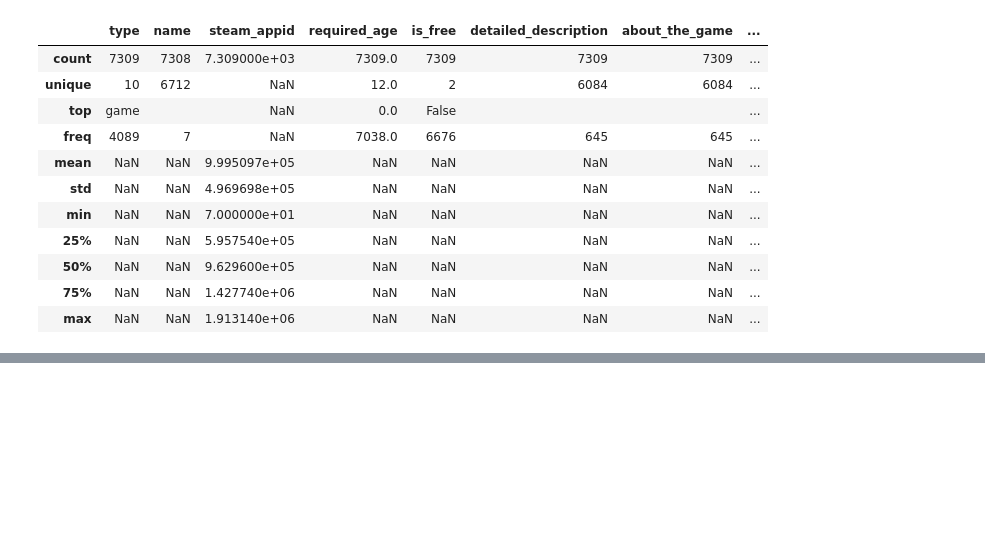
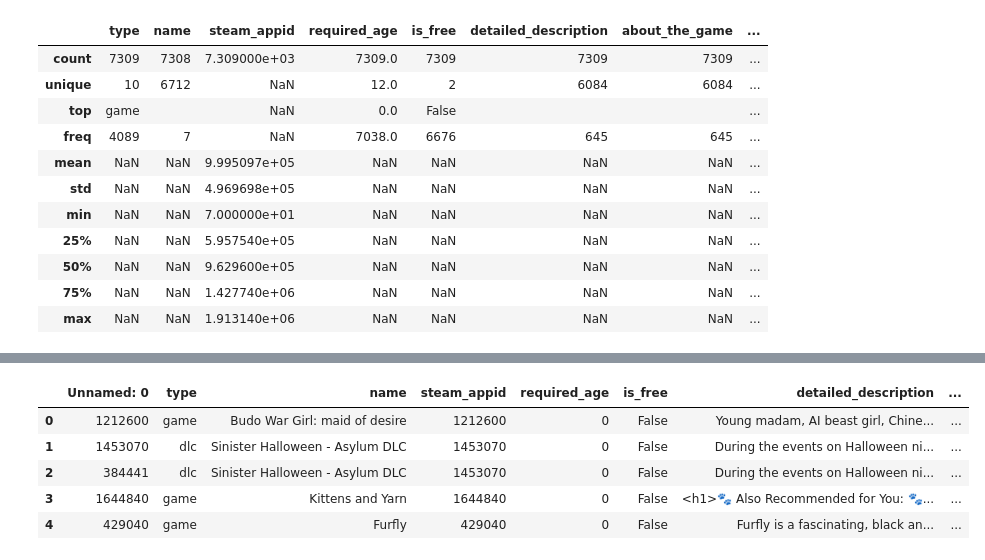
Before and after one commit to Jcc329/Jessica_DATA606, a Jupyter notebook: Raw_data/Accessing_Steam_APIs.ipynb, the cells around one changed output, grey strips where cells are left out. Drawn from its saved outputs; the diff is of its cells as text; code cells hidden in the pictures; blank space fills up the shorter version.

```diff
--- a/Raw_data/Accessing_Steam_APIs.ipynb
+++ b/Raw_data/Accessing_Steam_APIs.ipynb
@@ -220,0 +338,25 @@ Sample_Game_Data.describe(include='all')
+# %%
+# create a function to convert the lists of dictionaries stored as strings to dictionaries for processing
+
+def makelist(DictStrList):
+    '''
+    Takes list of dictionaries stored as a string and converts to a list of dictionaries
+    '''
+    try:
+        if len(DictStrList.split(', '))==2:
+            x = eval(DictStrList)
+        else:
+            x = list(eval(DictStrList))
+    except:
+        x = DictStrList
+        # print(DictStrList)
+    return x
+# %%
+# Handle categories
+GameData['categories'] = GameData['categories'].apply(makelist)
+GameData = GameData.explode('categories')
+# categories = GameData['categories'].apply(pd.Series)
+GameData = pd.concat([GameData.drop(['categories'], axis=1), GameData['categories'].apply(pd.Series)], axis=1)
+
+#pivot so each category has it's own column
+# GameData = GameData.pivot()
@@ -220,0 +377,11 @@ Sample_Game_Data.describe(include='all')
+# %%
+GameData['genres'] = GameData['genres'].str.strip('][')
+GameData['genres'] = GameData['genres'].apply(makelist)
+GameData.head()
+# %% [output]
+|  | Unnamed: 0 | type | name | steam_appid | required_age | is_free | detailed_description | ... |
+| 0 | 1212600 | game | Budo War Girl: maid of desire | 1212600 | 0 | False | Young madam, AI beast girl, Chine... | ... |
+| 1 | 1453070 | dlc | Sinister Halloween - Asylum DLC | 1453070 | 0 | False | During the events on Halloween ni... | ... |
+| 2 | 384441 | dlc | Sinister Halloween - Asylum DLC | 1453070 | 0 | False | During the events on Halloween ni... | ... |
+| 3 | 1644840 | game | Kittens and Yarn | 1644840 | 0 | False | <h1>🐾 Also Recommended for You: 🐾... | ... |
+| 4 | 429040 | game | Furfly | 429040 | 0 | False | Furfly is a fascinating, black an... | ... |
```
Also changed, not shown: parts of 15 cells of this notebook.
